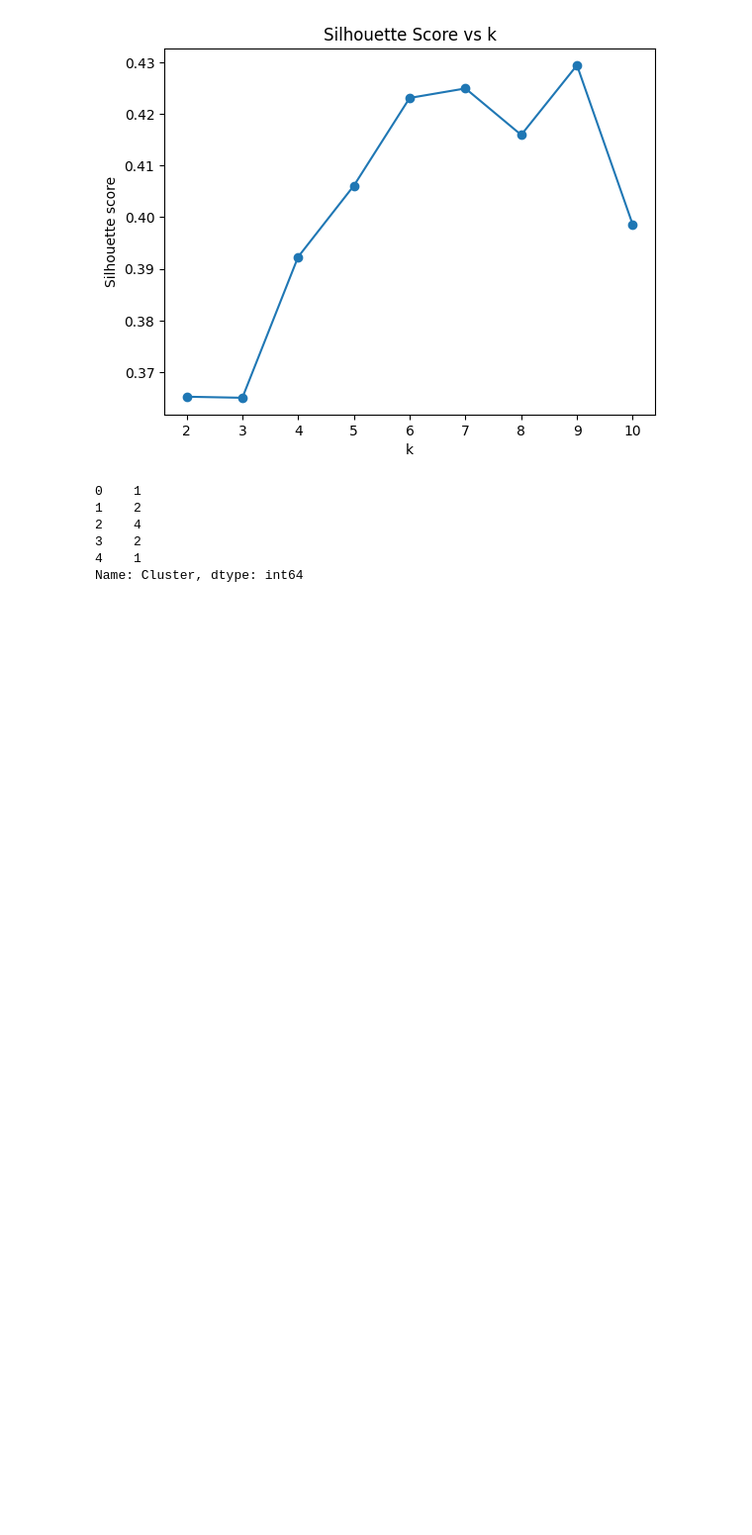
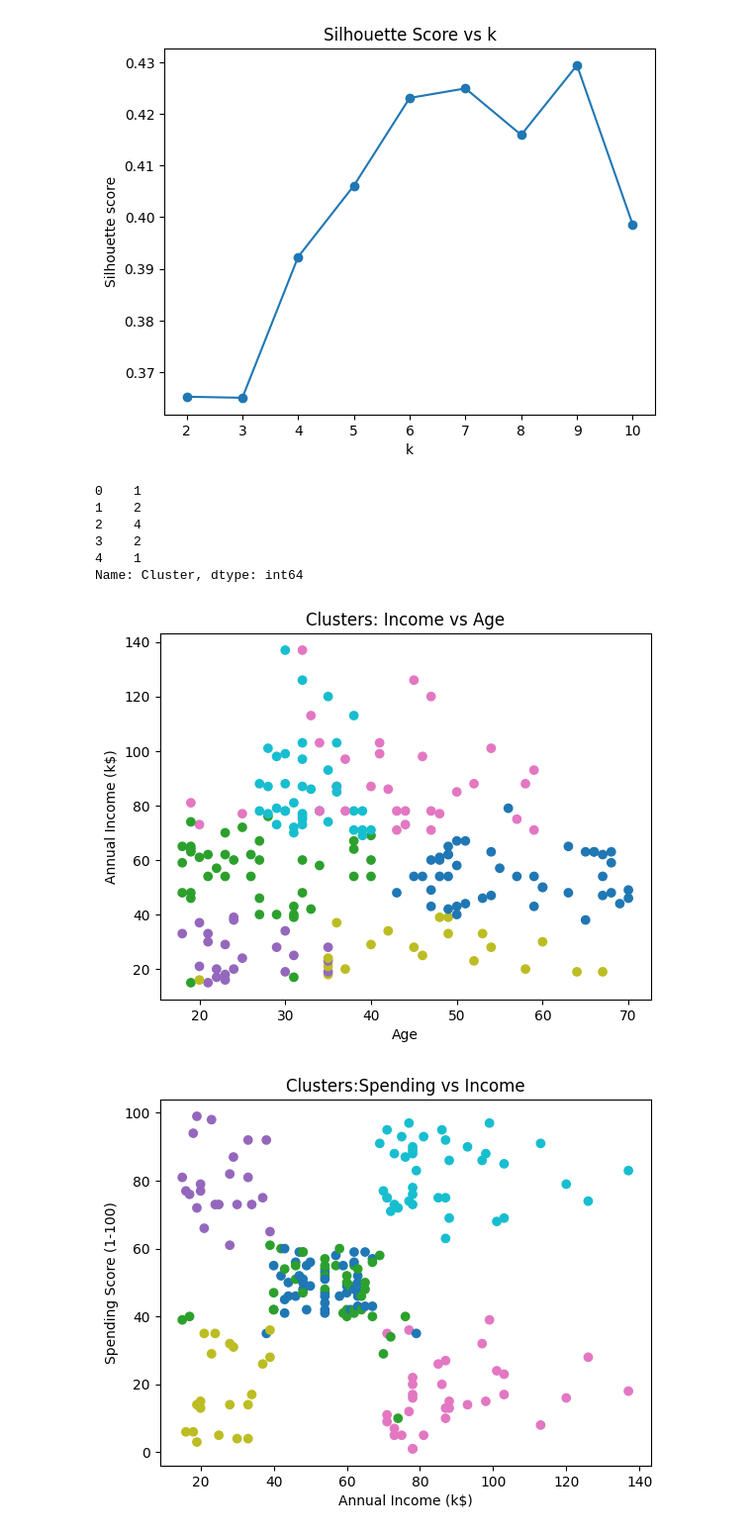
Before and after one commit to PriyankaaNigam/AI-Data-Unlocked, a Jupyter notebook: customer_segmentation/notebooks/mall_segmentation.ipynb, the cells around one changed output. Shown: that part at 99% size. Drawn from its saved outputs; the diff is of its cells as text; code cells hidden in the pictures; blank space fills up the shorter version.

Commit message:
Add cluster scatterplots

```diff
--- a/customer_segmentation/notebooks/mall_segmentation.ipynb
+++ b/customer_segmentation/notebooks/mall_segmentation.ipynb
@@ -225,3 +225,25 @@ df["Cluster"].head()
 3    2
 4    1
 Name: Cluster, dtype: int64
+# %%
+# Scatterplots of clusters
+cols = ["Age", "Annual Income (k$)", "Spending Score (1-100)"]
+
+# Income vs. Age
+plt.scatter(df["Age"], df["Annual Income (k$)"], c=df["Cluster"], cmap="tab10")
+plt.xlabel("Age"); plt.ylabel("Annual Income (k$)")
+plt.title("Clusters: Income vs Age"); plt.show()
+
+# Spending vs Income
+plt.scatter(df["Annual Income (k$)"], df["Spending Score (1-100)"], c=df["Cluster"], cmap="tab10")
+plt.xlabel("Annual Income (k$)"); plt.ylabel("Spending Score (1-100)")
+plt.title("Clusters:Spending vs Income"); plt.show()
+
+# Spending vs Age
+plt.scatter(df["Age"], df["Spending Score (1-100)"], c=df["Cluster"], cmap="tab10")
+plt.xlabel("Age"); plt.ylabel("Spending Score (1-100)")
+plt.title("Clusters: Spending vs Age");
+plt.show()
+# %% [output]
+[figure, added]
+[figure, added]
```
Also changed, not shown: parts of 1 cell of this notebook.
